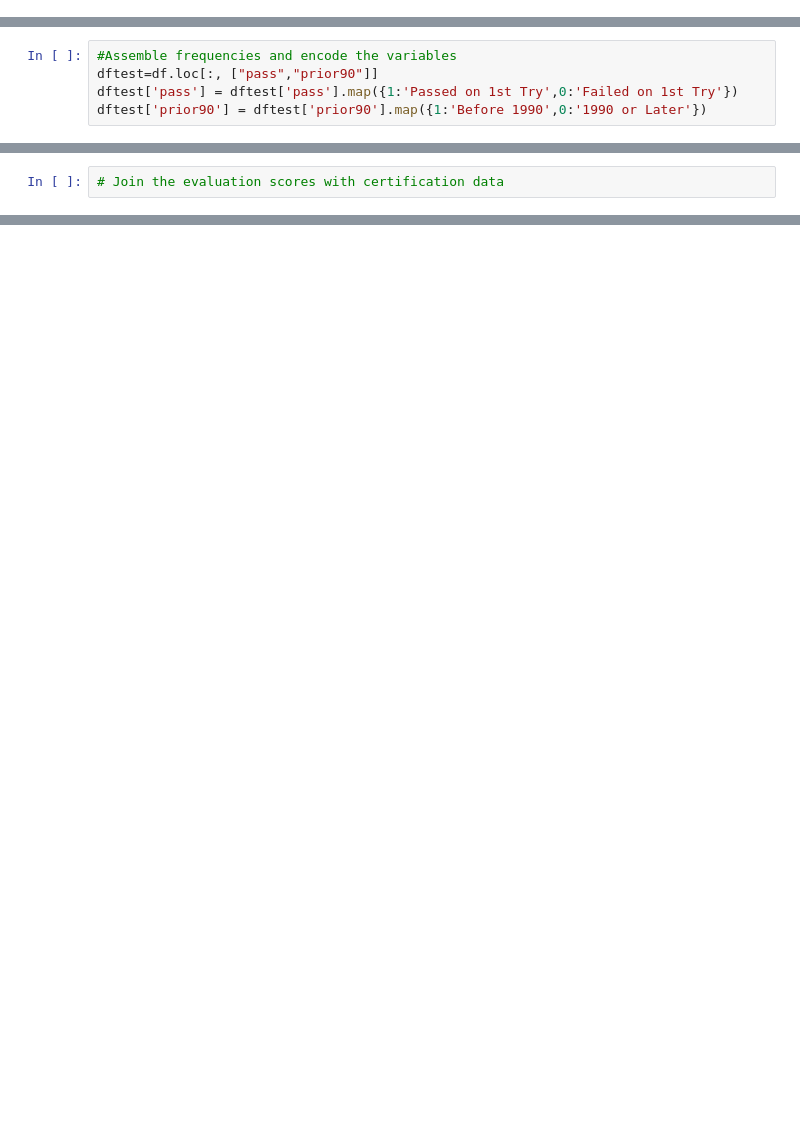
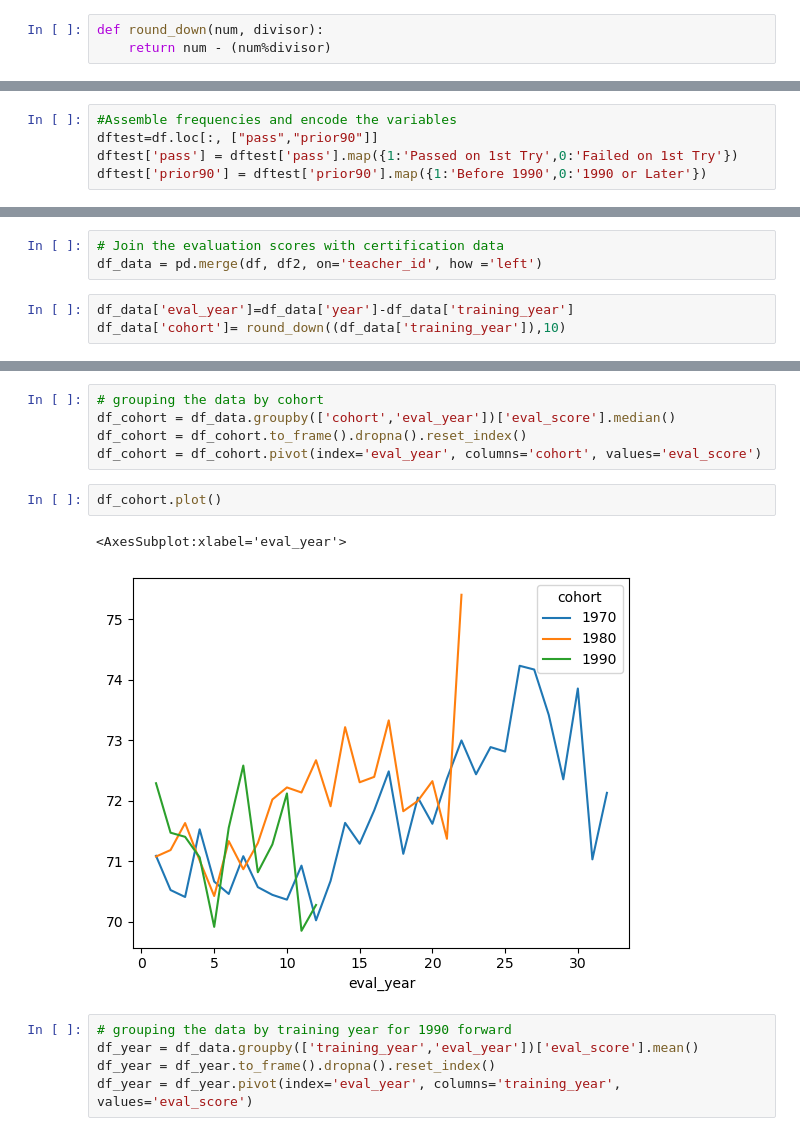
Before and after one commit to daybydata/teacher-assessment, a Jupyter notebook: teacher_analysis.ipynb, the cells around one changed output, grey strips where cells are left out. Drawn from its saved outputs; the diff is of its cells as text; blank space fills up the shorter version.

Commit message:
Added cohort analysis.

```diff
--- a/teacher_analysis.ipynb
+++ b/teacher_analysis.ipynb
@@ -8,4 +9,7 @@ import hvplot.pandas
 %matplotlib inline
+# %%
+def round_down(num, divisor):
+    return num - (num%divisor)
 # %%
 # Importing the data for training year and board certification year
 # Setting the path of the csv file
@@ -53,2 +96,6 @@ contingency_table
 # %%
 # Join the evaluation scores with certification data
+df_data = pd.merge(df, df2, on='teacher_id', how ='left')
+# %%
+df_data['eval_year']=df_data['year']-df_data['training_year']
+df_data['cohort']= round_down((df_data['training_year']),10)
@@ -54,0 +119,15 @@ contingency_table
+# %%
+# grouping the data by cohort
+df_cohort = df_data.groupby(['cohort','eval_year'])['eval_score'].median()
+df_cohort = df_cohort.to_frame().dropna().reset_index()
+df_cohort = df_cohort.pivot(index='eval_year', columns='cohort', values='eval_score')
+# %%
+df_cohort.plot()
+# %% [output]
+<AxesSubplot:xlabel='eval_year'>
+[figure, added]
+# %%
+# grouping the data by training year for 1990 forward
+df_year = df_data.groupby(['training_year','eval_year'])['eval_score'].mean()
+df_year = df_year.to_frame().dropna().reset_index()
+df_year = df_year.pivot(index='eval_year', columns='training_year', values='eval_score')
```
Also changed, not shown: parts of 12 cells of this notebook.
